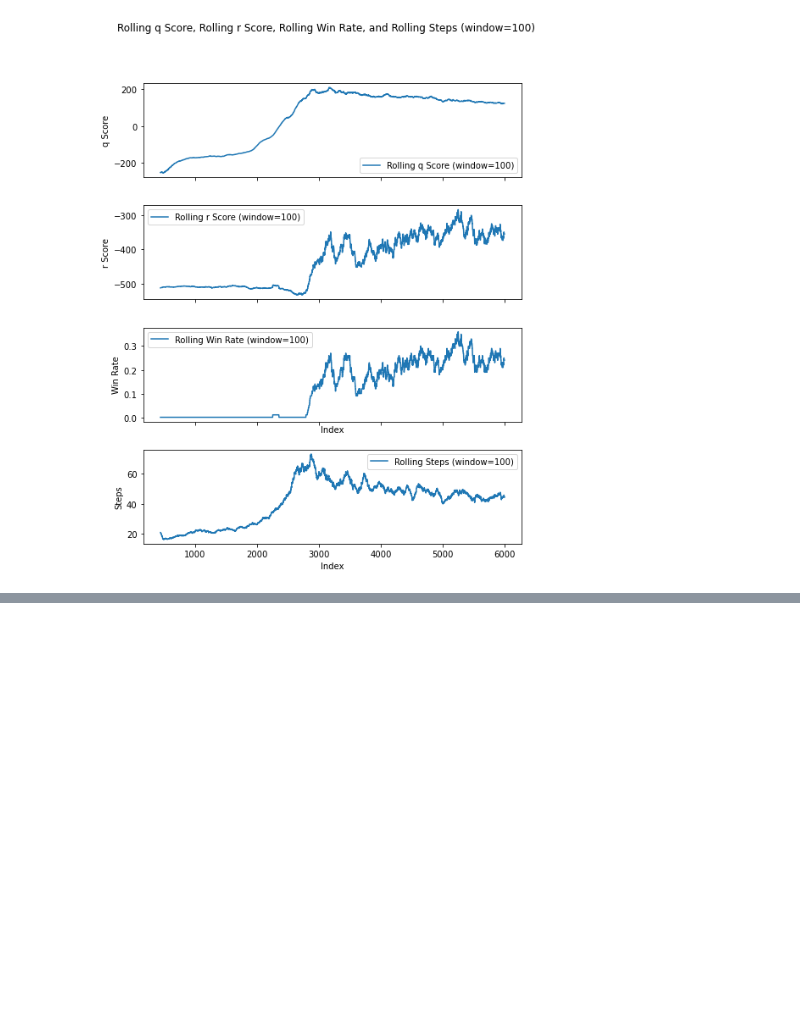
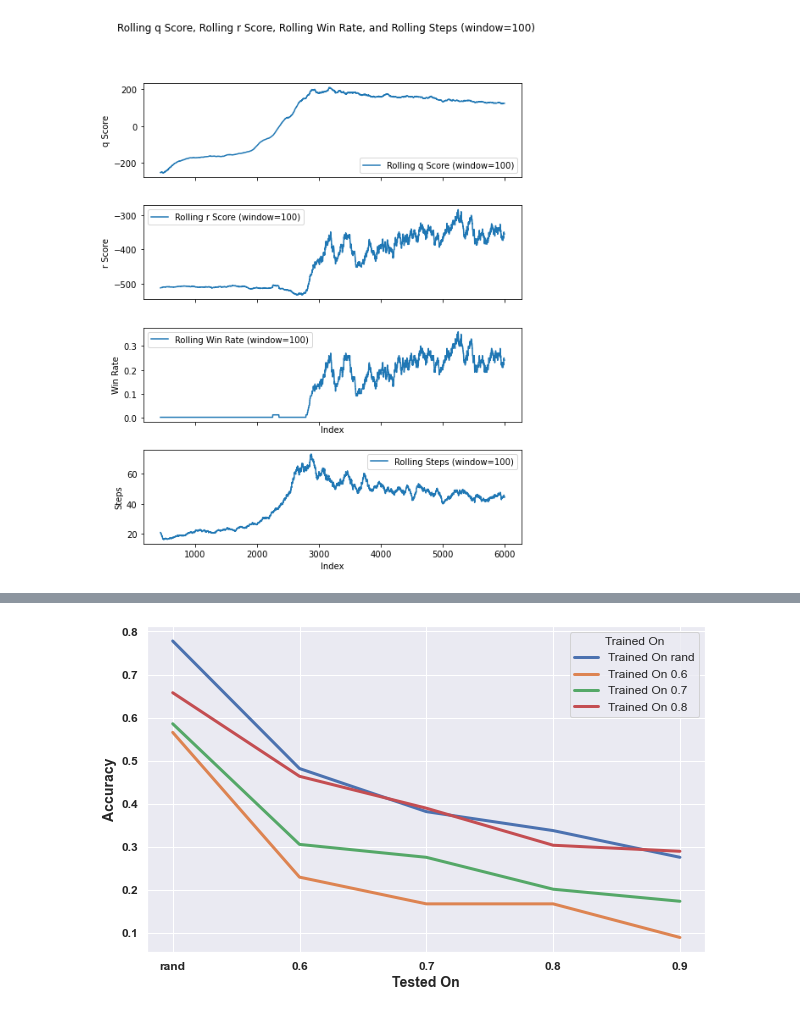
Before and after one commit to andrewmlu/PacmanDQN, a Jupyter notebook: results.ipynb, the cells around one changed output, grey strips where cells are left out. Saved outputs shown, nothing was run; the diff lists cells and outputs as text; code cells hidden in the pictures; blank space fills up the shorter version.

```diff
--- a/results.ipynb
+++ b/results.ipynb
@@ -191,0 +240,26 @@ plt.show()
+# %%
+import matplotlib.pyplot as plt
+
+data
+
+x_labels = ['rand', 0.6, 0.7, 0.8, 0.9]
+y_labels = ['rand', 0.6, 0.7, 0.8]
+
+# Set the font to be more readable
+plt.rcParams["font.family"] = "Arial"
+plt.figure(figsize=(10, 6))
+
+# Create a line graph for each row in the data
+for i, row in enumerate(data):
+    plt.plot(x_labels, row, label=f"Trained On {y_labels[i]}", linewidth=3)
+
+plt.xlabel("Tested On", fontsize=14, fontweight="bold")
+plt.ylabel("Accuracy", fontsize=14, fontweight="bold")
+plt.xticks(fontsize=12, fontweight="bold")
+plt.yticks(fontsize=12, fontweight="bold")
+plt.legend(title="Trained On", title_fontsize=12, loc="upper right", fontsize=12)
+
+# Show the plot
+plt.show()
+# %% [output]
+[figure, added]
```
Also changed, not shown: parts of 9 cells of this notebook.
